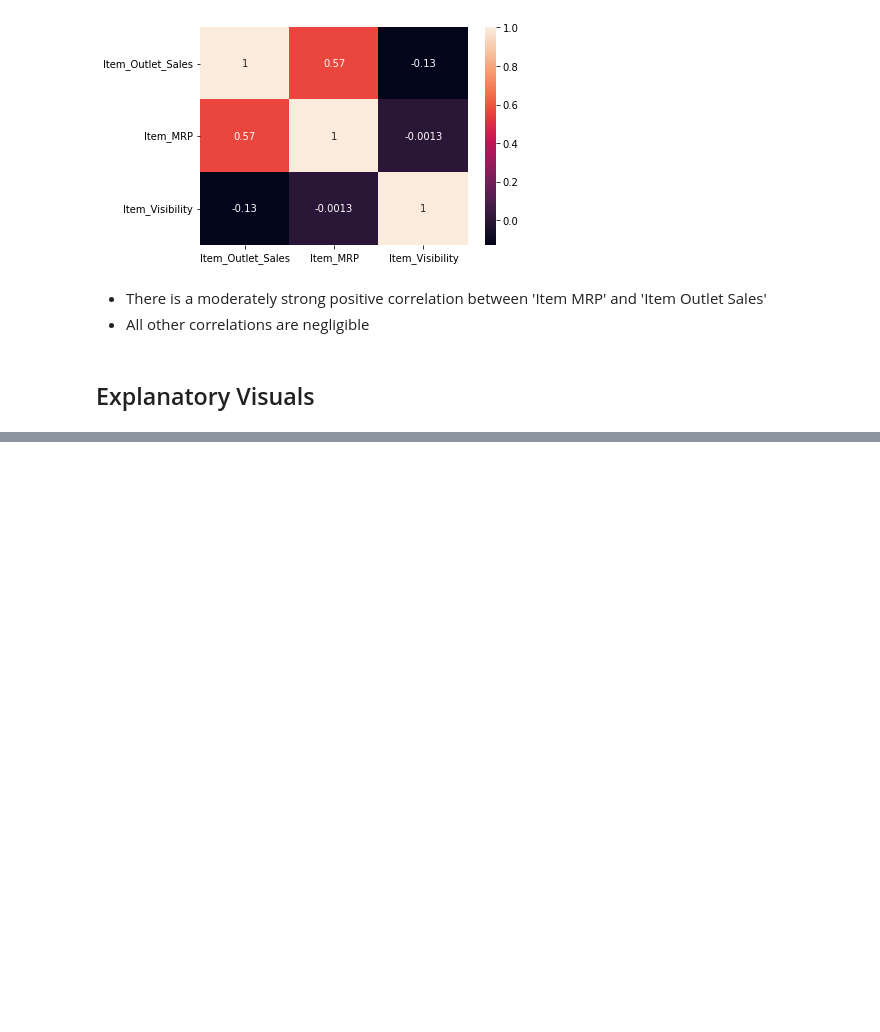
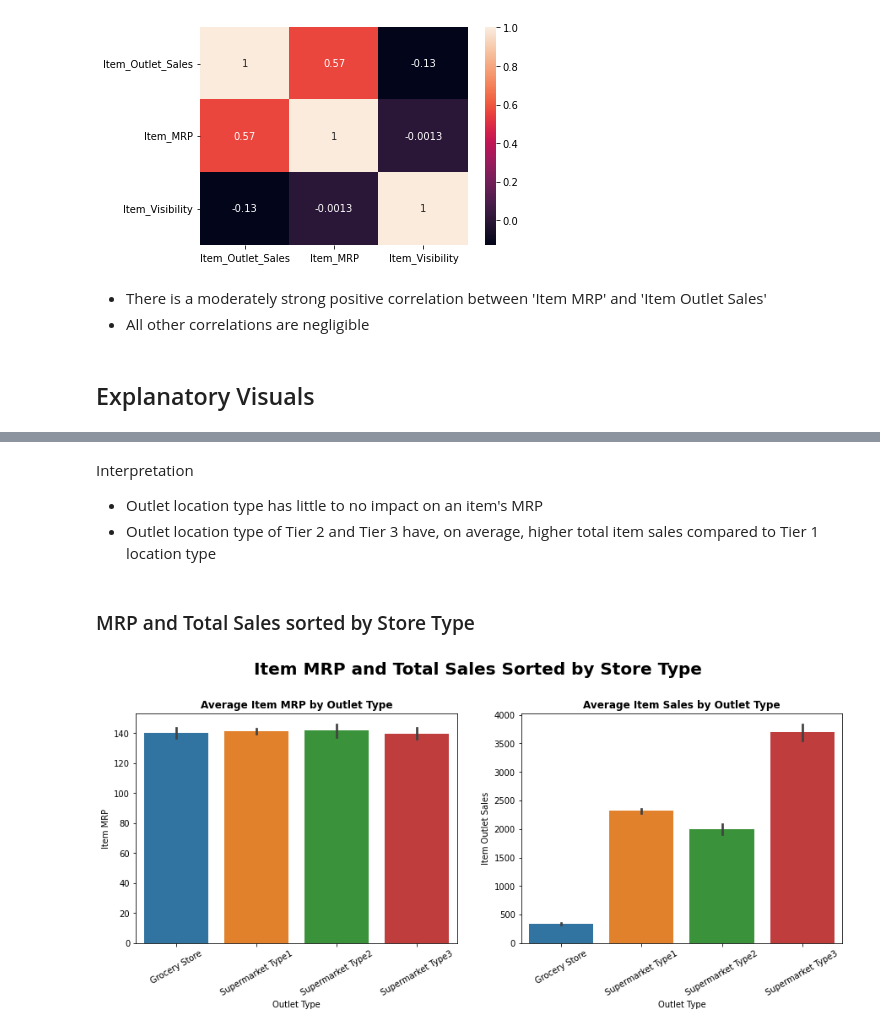
Before and after one commit to Zach-Hanson3/Food_Sales_Prediction_old, a Jupyter notebook: Food_Sales_Prediction.ipynb, the cells around one changed output, grey strips where cells are left out. Saved outputs shown, nothing was run; the diff lists cells and outputs as text; code cells hidden in the pictures; blank space fills up the shorter version.

```diff
--- a/Food_Sales_Prediction.ipynb
+++ b/Food_Sales_Prediction.ipynb
@@ -387,0 +485,45 @@ plt.yticks(rotation = 0);
+# %% [markdown]
+Interpretation
+- Outlet location type has little to no impact on an item's MRP
+- Outlet location type of Tier 2 and Tier 3 have, on average, higher total item sales compared to Tier 1 location type
+# %% [markdown]
+### MRP and Total Sales sorted by Store Type
+# %%
+#Creating Subplot for both our bar charts
+fig, axes = plt.subplots(ncols = 2, figsize=(15, 5))
+
+#Creating bar chart with item MRP
+p1 = sns.barplot(data = sales_df,
+            x = 'Outlet_Type',
+            y= 'Item_MRP',
+            ax = axes[0],
+            order = ['Grocery Store', 'Supermarket Type1', 'Supermarket Type2', 'Supermarket Type3']
+            );
+#Rotating x axis labels for readability
+p1.set_xticklabels(p1.get_xticklabels(), rotation=30);
+
+#Creating bar chart with total sales
+p2 = sns.barplot(data = sales_df,
+            x = 'Outlet_Type',
+            y= 'Item_Outlet_Sales',
+            ax = axes[1],
+            order = ['Grocery Store', 'Supermarket Type1', 'Supermarket Type2', 'Supermarket Type3']
+            );
+#Rotating x axis labels for readability
+p2.set_xticklabels(p2.get_xticklabels(), rotation=30);
+
+#Adding Titles to subplots
+axes[0].set_title('Average Item MRP by Outlet Type',
+                  fontsize = 12,
+                  fontweight = 'bold');
+axes[1].set_title('Average Item Sales by Outlet Type',
+                  fontsize = 12,
+                  fontweight = 'bold');
+#Adding title to overall data
+fig.suptitle('Item MRP and Total Sales Sorted by Store Type', fontsize = 20, fontweight = 'bold', y = 1.05);
+
+#Removing '_' from axis labels to make it look better
+axes[0].set(xlabel='Outlet Type', ylabel='Item MRP');
+axes[1].set(xlabel='Outlet Type', ylabel='Item Outlet Sales');
+# %% [output]
+[figure, added]
```
Also changed, not shown: parts of 15 cells of this notebook.
